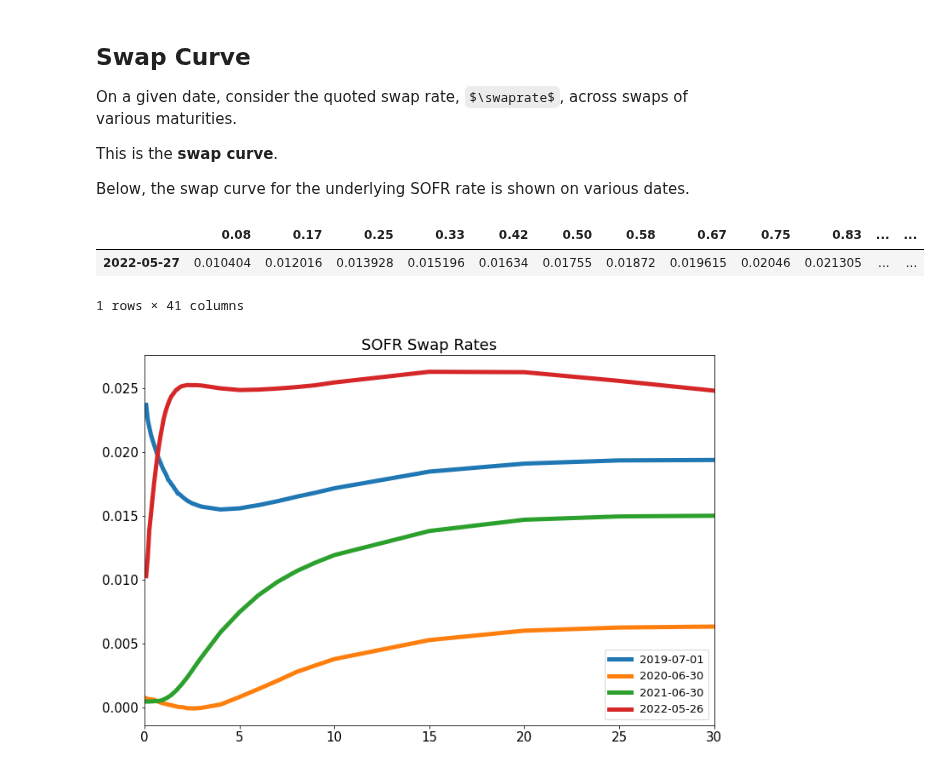
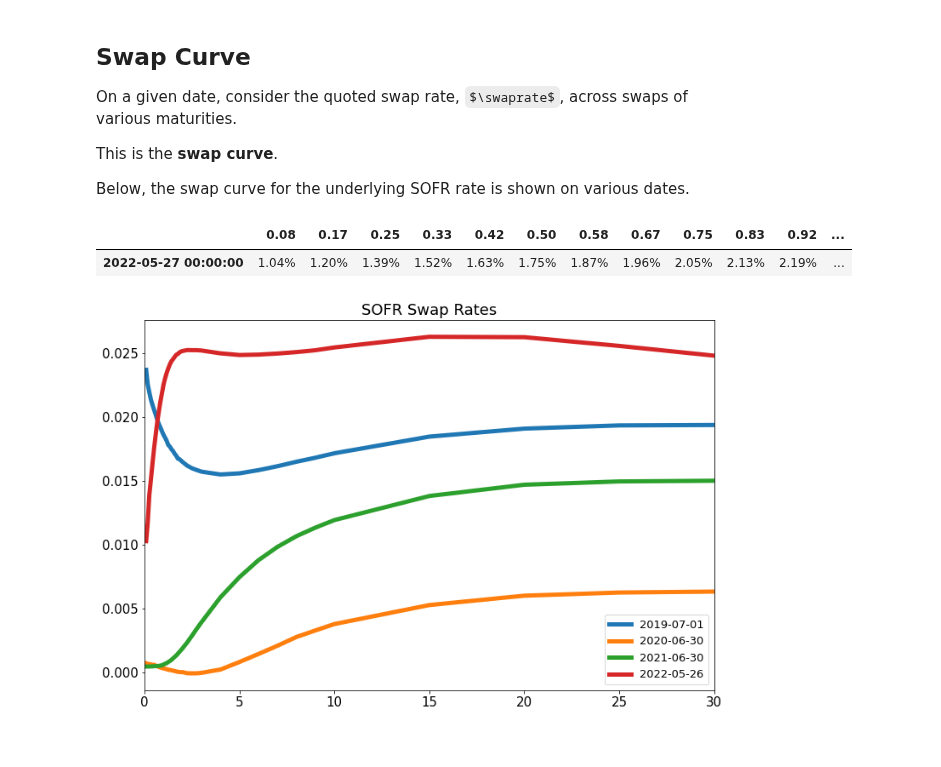
Before and after one commit to MarkHendricks/drw-markets, a Jupyter notebook: notebooks/A.4. Swaps and SOFR.ipynb, the cells around one changed output. Cells and saved outputs as stored; diff of their text form; code cells hidden in the pictures; some formulas as TeX source.

```diff
--- a/notebooks/A.4. Swaps and SOFR.ipynb
+++ b/notebooks/A.4. Swaps and SOFR.ipynb
@@ -148,16 +168,15 @@ swaps = swaps_raw[(swaps_raw < ub)]
 # %%
 tab = swaps.iloc[-1,:].to_frame().T
 tabcolnames = list()
 for col in tab.columns:
     tabcolnames.append(f'{col:.2f}')
 
 tab.columns = tabcolnames
 
-tab
+tab.style.format('{:.2%}')
 # %% [output]
-|  | 0.08 | 0.17 | 0.25 | 0.33 | 0.42 | 0.50 | 0.58 | 0.67 | 0.75 | 0.83 | ... | ... |
-| 2022-05-27 | 0.010404 | 0.012016 | 0.013928 | 0.015196 | 0.01634 | 0.01755 | 0.01872 | 0.019615 | 0.02046 | 0.021305 | ... | ... |
+|  | 0.08 | 0.17 | 0.25 | 0.33 | 0.42 | 0.50 | 0.58 | 0.67 | 0.75 | 0.83 | 0.92 | ... |
+| 2022-05-27 00:00:00 | 1.04% | 1.20% | 1.39% | 1.52% | 1.63% | 1.75% | 1.87% | 1.96% | 2.05% | 2.13% | 2.19% | ... |
-1 rows × 41 columns
 # %%
 dtset = pd.to_datetime(['2019-06-30', '2020-06-30', '2021-06-30', '2022-05-26'])
 dts = [next_business_day(i) for i in dtset]
```
Also changed, not shown: parts of 17 cells of this notebook, 6 other files.
